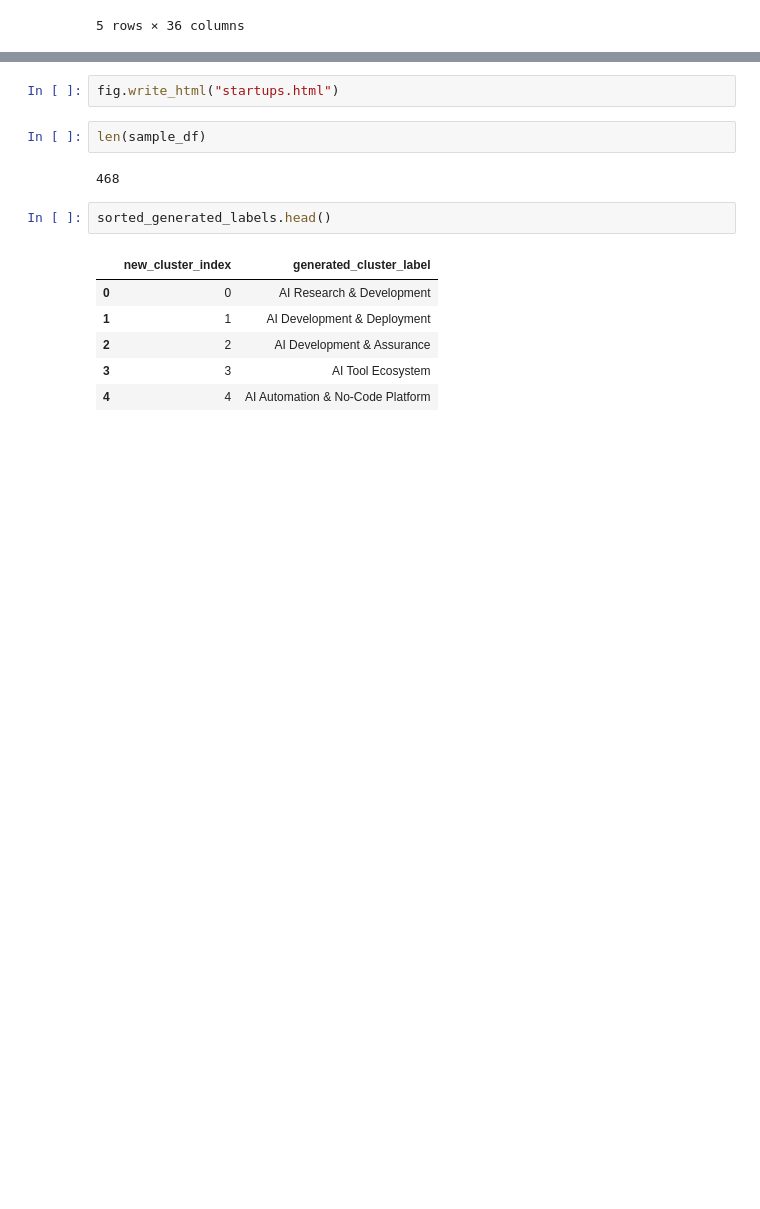
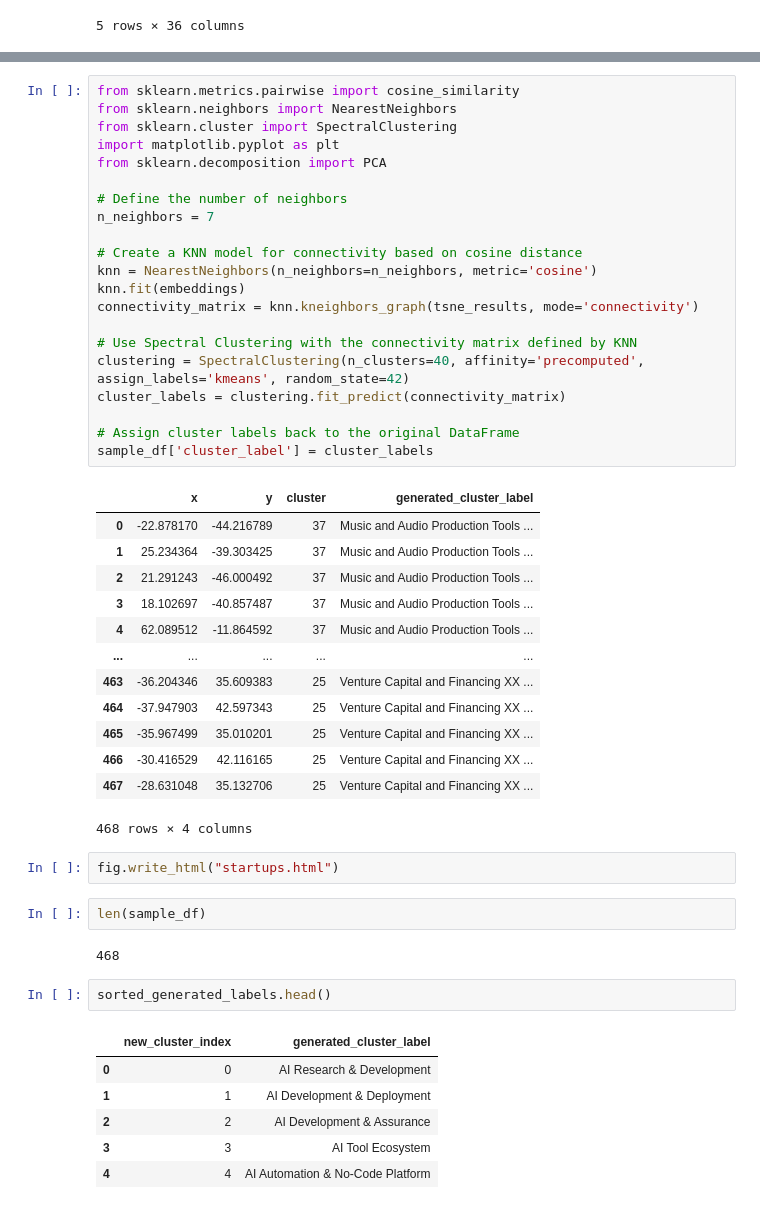
Before and after one commit to Julia-Susser/AI-Startup-Impact-on-US-Labor-Economy-via-Task-Automation, a Jupyter notebook: clustering.ipynb, the cells around one changed output, grey strips where cells are left out. Drawn from its saved outputs; the diff is of its cells as text; blank space fills up the shorter version.

```diff
--- a/clustering.ipynb
+++ b/clustering.ipynb
@@ -425,3 +463,38 @@ fig.show()
+# %%
+from sklearn.metrics.pairwise import cosine_similarity
+from sklearn.neighbors import NearestNeighbors
+from sklearn.cluster import SpectralClustering
+import matplotlib.pyplot as plt
+from sklearn.decomposition import PCA
+
+# Define the number of neighbors
+n_neighbors = 7
+
+# Create a KNN model for connectivity based on cosine distance
+knn = NearestNeighbors(n_neighbors=n_neighbors, metric='cosine')
+knn.fit(embeddings)
+connectivity_matrix = knn.kneighbors_graph(tsne_results, mode='connectivity')
+
+# Use Spectral Clustering with the connectivity matrix defined by KNN
+clustering = SpectralClustering(n_clusters=40, affinity='precomputed', assign_labels='kmeans', random_state=42)
+cluster_labels = clustering.fit_predict(connectivity_matrix)
+
+# Assign cluster labels back to the original DataFrame
+sample_df['cluster_label'] = cluster_labels
+# %% [output]
+|  | x | y | cluster | generated_cluster_label |
+| 0 | -22.878170 | -44.216789 | 37 | Music and Audio Production Tools ... |
+| 1 | 25.234364 | -39.303425 | 37 | Music and Audio Production Tools ... |
+| 2 | 21.291243 | -46.000492 | 37 | Music and Audio Production Tools ... |
+| 3 | 18.102697 | -40.857487 | 37 | Music and Audio Production Tools ... |
+| 4 | 62.089512 | -11.864592 | 37 | Music and Audio Production Tools ... |
+| ... | ... | ... | ... | ... |
+| 463 | -36.204346 | 35.609383 | 25 | Venture Capital and Financing XX ... |
+| 464 | -37.947903 | 42.597343 | 25 | Venture Capital and Financing XX ... |
+| 465 | -35.967499 | 35.010201 | 25 | Venture Capital and Financing XX ... |
+| 466 | -30.416529 | 42.116165 | 25 | Venture Capital and Financing XX ... |
+| 467 | -28.631048 | 35.132706 | 25 | Venture Capital and Financing XX ... |
+468 rows × 4 columns
 # %%
 fig.write_html("startups.html")
 # %%
```
Also changed, not shown: parts of 21 cells of this notebook.
